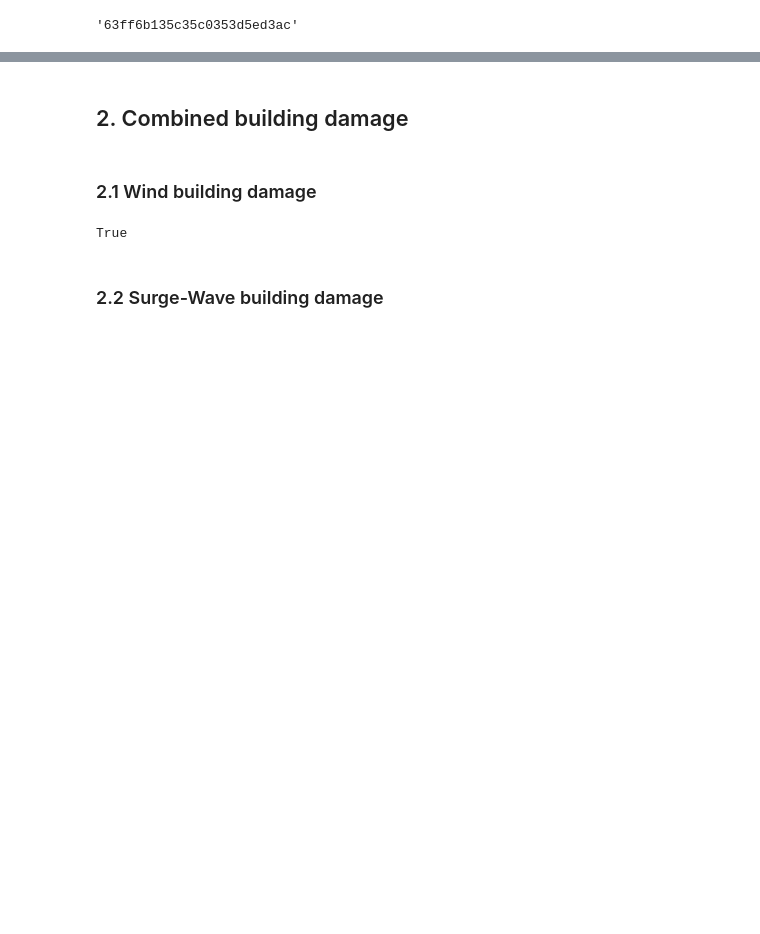
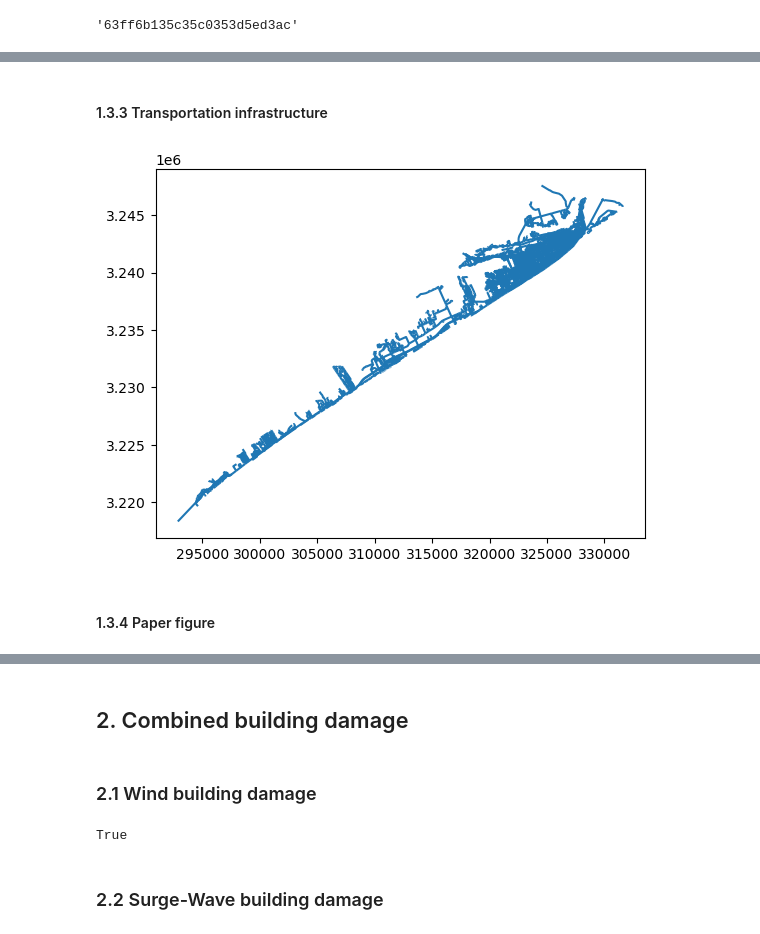
Before and after one commit to npr99/IN-CORE_Galveston, a Jupyter notebook: _sources/notebooks/complete_notebook.ipynb, the cells around one changed output, grey strips where cells are left out. Drawn from its saved outputs; the diff is of its cells as text; code cells hidden in the pictures; blank space fills up the shorter version.

```diff
--- a/_sources/notebooks/complete_notebook.ipynb
+++ b/_sources/notebooks/complete_notebook.ipynb
@@ -69,3 +86,17 @@ bldg_dataset_id
+# %% [markdown]
+#### 1.3.3 Transportation infrastructure
+# %%
+# Load shapefile
+shp_transportation = './data/transportation_network/transportation_network.shp'
+# Load the shapefile
+gdf_transportation = gpd.read_file(shp_transportation)
+# plot and show
+gdf_transportation.plot()
+plt.show()
+# %% [output]
+[figure, added]
+# %% [markdown]
+#### 1.3.4 Paper figure
 # %% [markdown]
 <img src="https://ars.els-cdn.com/content/image/1-s2.0-S2772741623000388-gr3_lrg.jpg" width="700"/>
 # %% [markdown]
```
Also changed, not shown: parts of 29 cells of this notebook, 36 other files.
